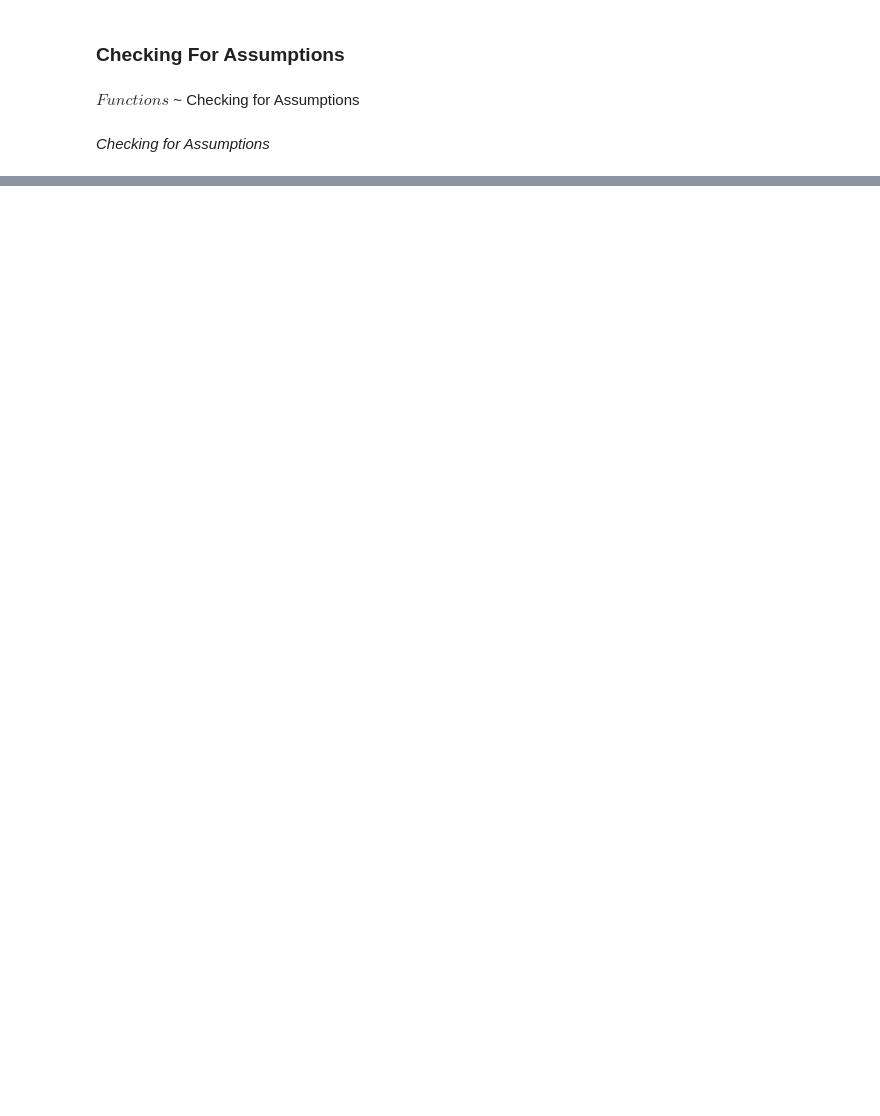
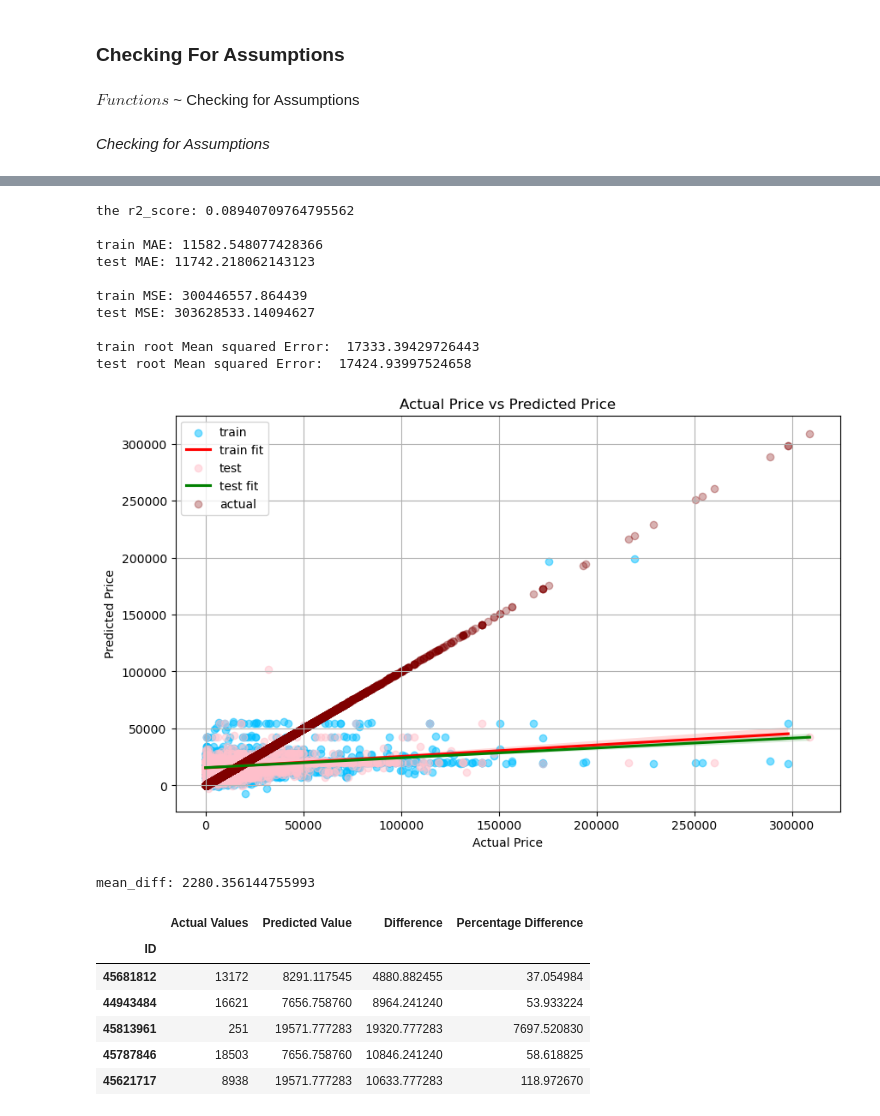
Before and after one commit to Mugangasia/Car-Price-Prediction-Challenge, a Jupyter notebook: car prediction model.ipynb, the cells around one changed output, grey strips where cells are left out. Drawn from its saved outputs; the diff is of its cells as text; code cells hidden in the pictures; blank space fills up the shorter version.

```diff
--- a/car prediction model.ipynb
+++ b/car prediction model.ipynb
@@ -696,3 +848,25 @@ def train_test(x,y):
     print('mean_diff:', mean_percentage)
 
     return pred_y_df[0:5]
+# %%
+train_test(X, y)
+# %% [output]
+the r2_score: 0.08940709764795562
+
+train MAE: 11582.548077428366
+test MAE: 11742.218062143123
+
+train MSE: 300446557.864439
+test MSE: 303628533.14094627
+
+train root Mean squared Error:  17333.39429726443
+test root Mean squared Error:  17424.93997524658
+[figure, added]
+mean_diff: 2280.356144755993
+|  | Actual Values | Predicted Value | Difference | Percentage Difference |
+| ID |  |  |  |  |
+| 45681812 | 13172 | 8291.117545 | 4880.882455 | 37.054984 |
+| 44943484 | 16621 | 7656.758760 | 8964.241240 | 53.933224 |
+| 45813961 | 251 | 19571.777283 | 19320.777283 | 7697.520830 |
+| 45787846 | 18503 | 7656.758760 | 10846.241240 | 58.618825 |
+| 45621717 | 8938 | 19571.777283 | 10633.777283 | 118.972670 |
```
Also changed, not shown: parts of 16 cells of this notebook, 1 other file.
